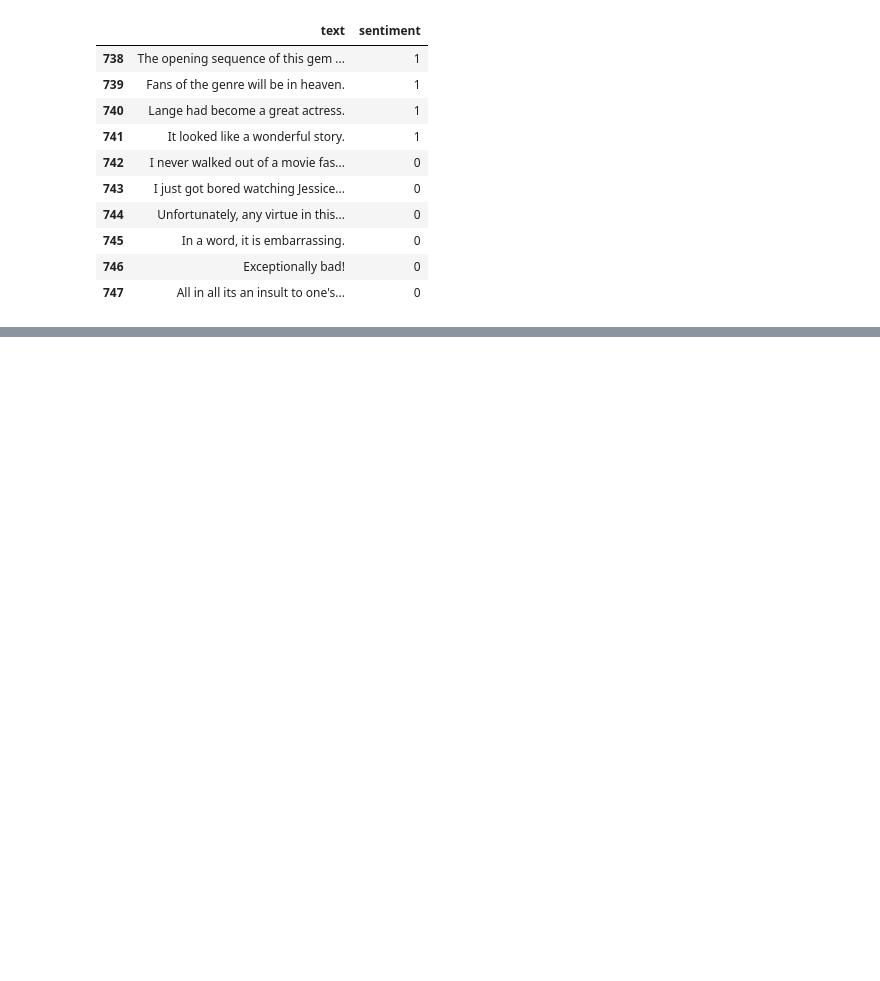
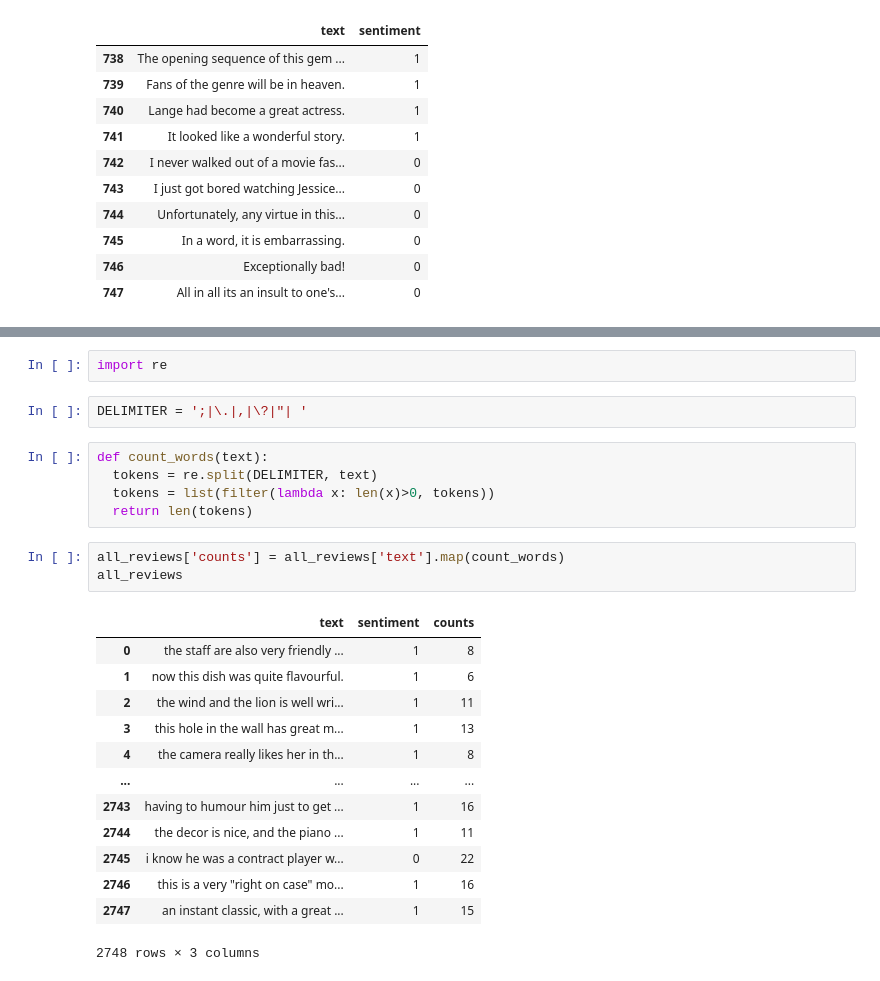
Before and after one commit to D2DOnline/ML, a Jupyter notebook: NLP_ReviewAnalysis.ipynb, the cells around one changed output, grey strips where cells are left out. Saved outputs shown, nothing was run; the diff lists cells and outputs as text; blank space fills up the shorter version.

```diff
--- a/NLP_ReviewAnalysis.ipynb
+++ b/NLP_ReviewAnalysis.ipynb
@@ -148 +151,27 @@ all_reviews
 2748 rows × 2 columns
+# %%
+import re
+# %%
+DELIMITER = ';|\.|,|\?|"| '
+# %%
+def count_words(text):
+  tokens = re.split(DELIMITER, text)
+  tokens = list(filter(lambda x: len(x)>0, tokens))
+  return len(tokens)
+# %%
+all_reviews['counts'] = all_reviews['text'].map(count_words)
+all_reviews
+# %% [output]
+|  | text | sentiment | counts |
+| 0 | the staff are also very friendly ... | 1 | 8 |
+| 1 | now this dish was quite flavourful. | 1 | 6 |
+| 2 | the wind and the lion is well wri... | 1 | 11 |
+| 3 | this hole in the wall has great m... | 1 | 13 |
+| 4 | the camera really likes her in th... | 1 | 8 |
+| ... | ... | ... | ... |
+| 2743 | having to humour him just to get ... | 1 | 16 |
+| 2744 | the decor is nice, and the piano ... | 1 | 11 |
+| 2745 | i know he was a contract player w... | 0 | 22 |
+| 2746 | this is a very "right on case" mo... | 1 | 16 |
+| 2747 | an instant classic, with a great ... | 1 | 15 |
+2748 rows × 3 columns
```
Also changed, not shown: parts of 25 cells of this notebook.
